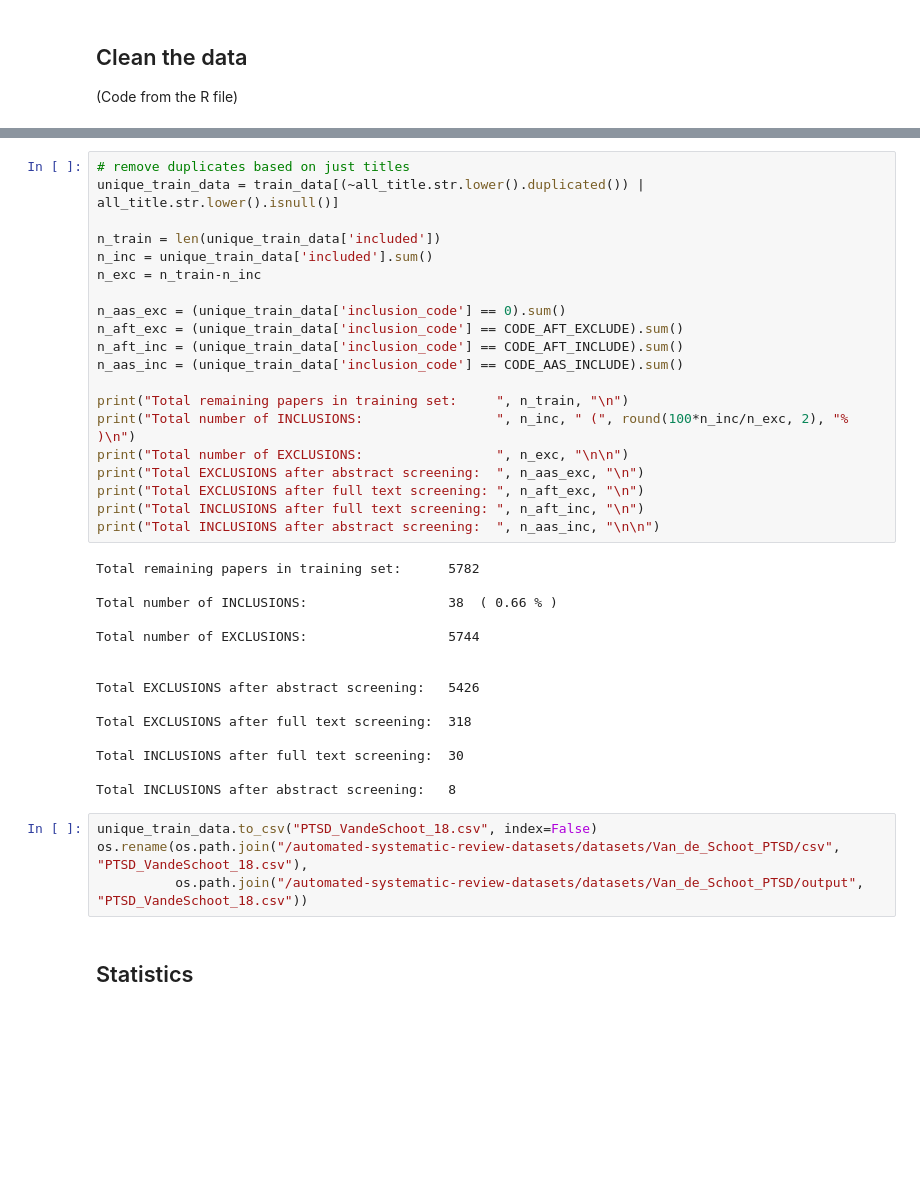
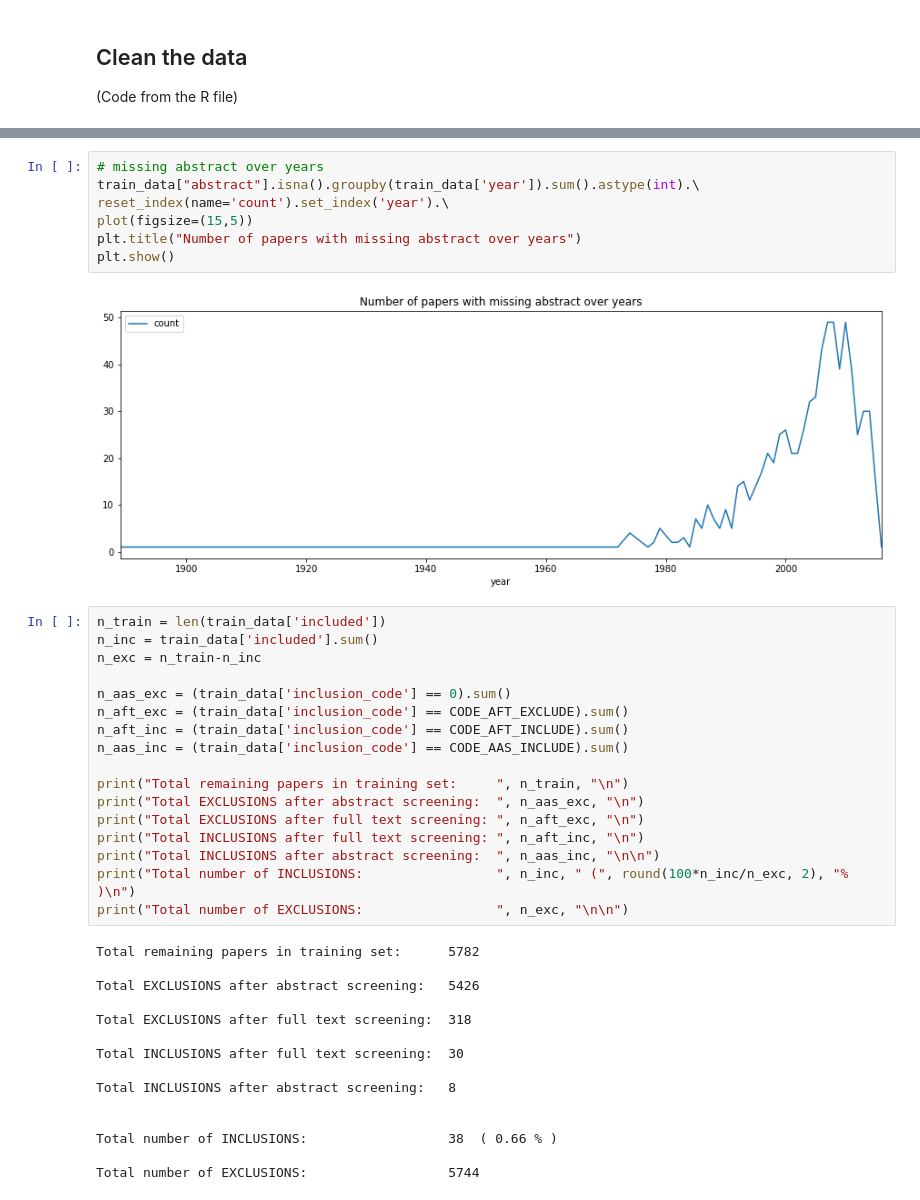
Before and after one commit to asreview/synergy-dataset, a Jupyter notebook: datasets/Van_de_Schoot_PTSD/convert_clean_schoot_lgmm_ptsd.ipynb, the cells around one changed output, grey strips where cells are left out. Drawn from its saved outputs; the diff is of its cells as text; blank space fills up the shorter version.

Commit message:
Add dataset statistics

```diff
--- a/datasets/Van_de_Schoot_PTSD/convert_clean_schoot_lgmm_ptsd.ipynb
+++ b/datasets/Van_de_Schoot_PTSD/convert_clean_schoot_lgmm_ptsd.ipynb
@@ -109,30 +140,31 @@ Number of papers with missing title OR abstract:   766
+# %%
+# missing abstract over years
+train_data["abstract"].isna().groupby(train_data['year']).sum().astype(int).\
+reset_index(name='count').set_index('year').\
+plot(figsize=(15,5))
+plt.title("Number of papers with missing abstract over years")
+plt.show()
+# %% [output]
+[figure, added]
 # %%
-# remove duplicates based on just titles
-unique_train_data = train_data[(~all_title.str.lower().duplicated()) | all_title.str.lower().isnull()]
-
-n_train = len(unique_train_data['included'])
-n_inc = unique_train_data['included'].sum()
+n_train = len(train_data['included'])
+n_inc = train_data['included'].sum()
 n_exc = n_train-n_inc
 
-n_aas_exc = (unique_train_data['inclusion_code'] == 0).sum()
-n_aft_exc = (unique_train_data['inclusion_code'] == CODE_AFT_EXCLUDE).sum()
-n_aft_inc = (unique_train_data['inclusion_code'] == CODE_AFT_INCLUDE).sum()
-n_aas_inc = (unique_train_data['inclusion_code'] == CODE_AAS_INCLUDE).sum()
+n_aas_exc = (train_data['inclusion_code'] == 0).sum()
+n_aft_exc = (train_data['inclusion_code'] == CODE_AFT_EXCLUDE).sum()
+n_aft_inc = (train_data['inclusion_code'] == CODE_AFT_INCLUDE).sum()
+n_aas_inc = (train_data['inclusion_code'] == CODE_AAS_INCLUDE).sum()
 
 print("Total remaining papers in training set:     ", n_train, "\n")
-print("Total number of INCLUSIONS:                 ", n_inc, " (", round(100*n_inc/n_exc, 2), "% )\n")
-print("Total number of EXCLUSIONS:                 ", n_exc, "\n\n")
 print("Total EXCLUSIONS after abstract screening:  ", n_aas_exc, "\n")
 print("Total EXCLUSIONS after full text screening: ", n_aft_exc, "\n")
 print("Total INCLUSIONS after full text screening: ", n_aft_inc, "\n")
 print("Total INCLUSIONS after abstract screening:  ", n_aas_inc, "\n\n")
+print("Total number of INCLUSIONS:                 ", n_inc, " (", round(100*n_inc/n_exc, 2), "% )\n")
+print("Total number of EXCLUSIONS:                 ", n_exc, "\n\n")
 # %% [output]
 Total remaining papers in training set:      5782
-
-Total number of INCLUSIONS:                  38  ( 0.66 % )
-
-Total number of EXCLUSIONS:                  5744
-
 
 Total EXCLUSIONS after abstract screening:   5426
 
@@ -141,9 +173,8 @@ Total EXCLUSIONS after full text screening:  318
 Total INCLUSIONS after full text screening:  30
 
 Total INCLUSIONS after abstract screening:   8
+
+
+Total number of INCLUSIONS:                  38  ( 0.66 % )
+
+Total number of EXCLUSIONS:                  5744
-# %%
-unique_train_data.to_csv("PTSD_VandeSchoot_18.csv", index=False)
-os.rename(os.path.join("/automated-systematic-review-datasets/datasets/Van_de_Schoot_PTSD/csv", "PTSD_VandeSchoot_18.csv"),
-          os.path.join("/automated-systematic-review-datasets/datasets/Van_de_Schoot_PTSD/output", "PTSD_VandeSchoot_18.csv"))
-# %% [markdown]
-## Statistics
```
Also changed, not shown: parts of 12 cells of this notebook, 1 other file.
